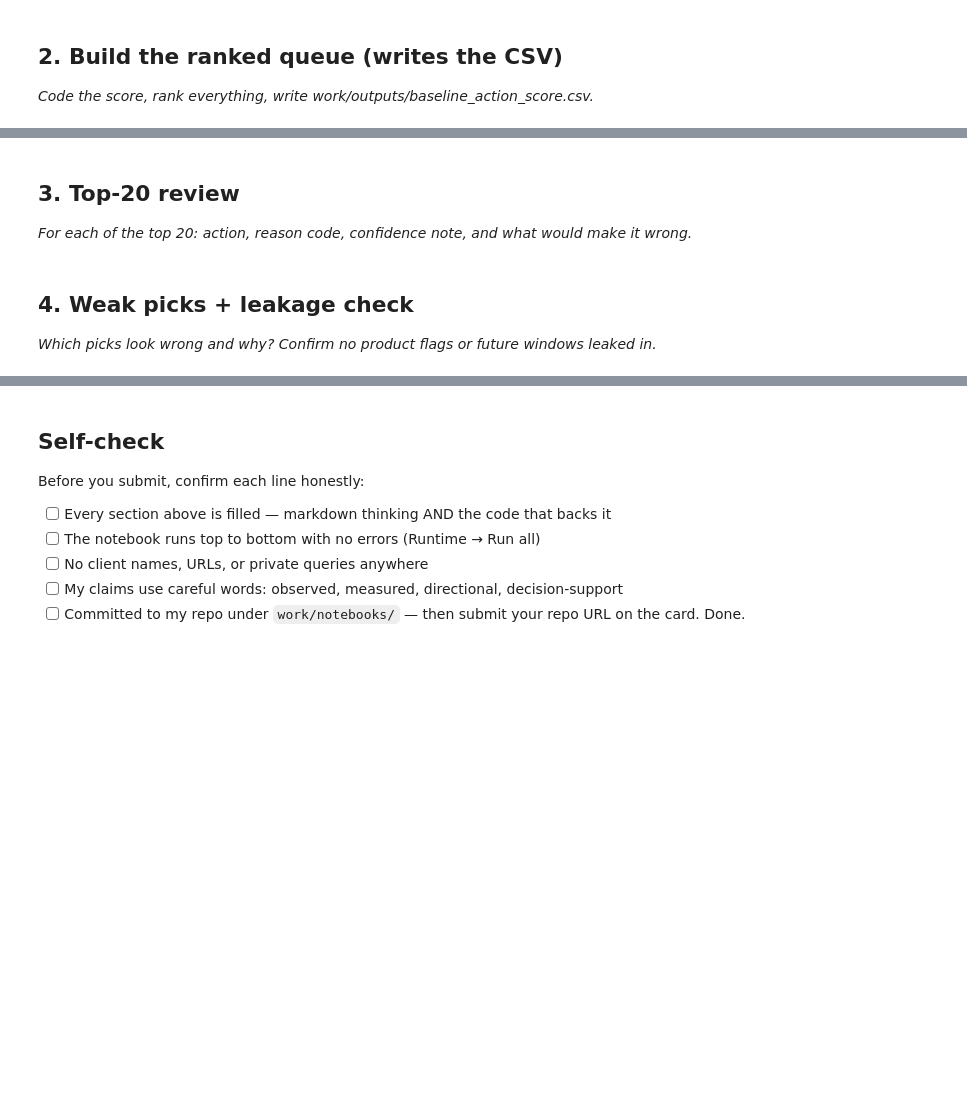
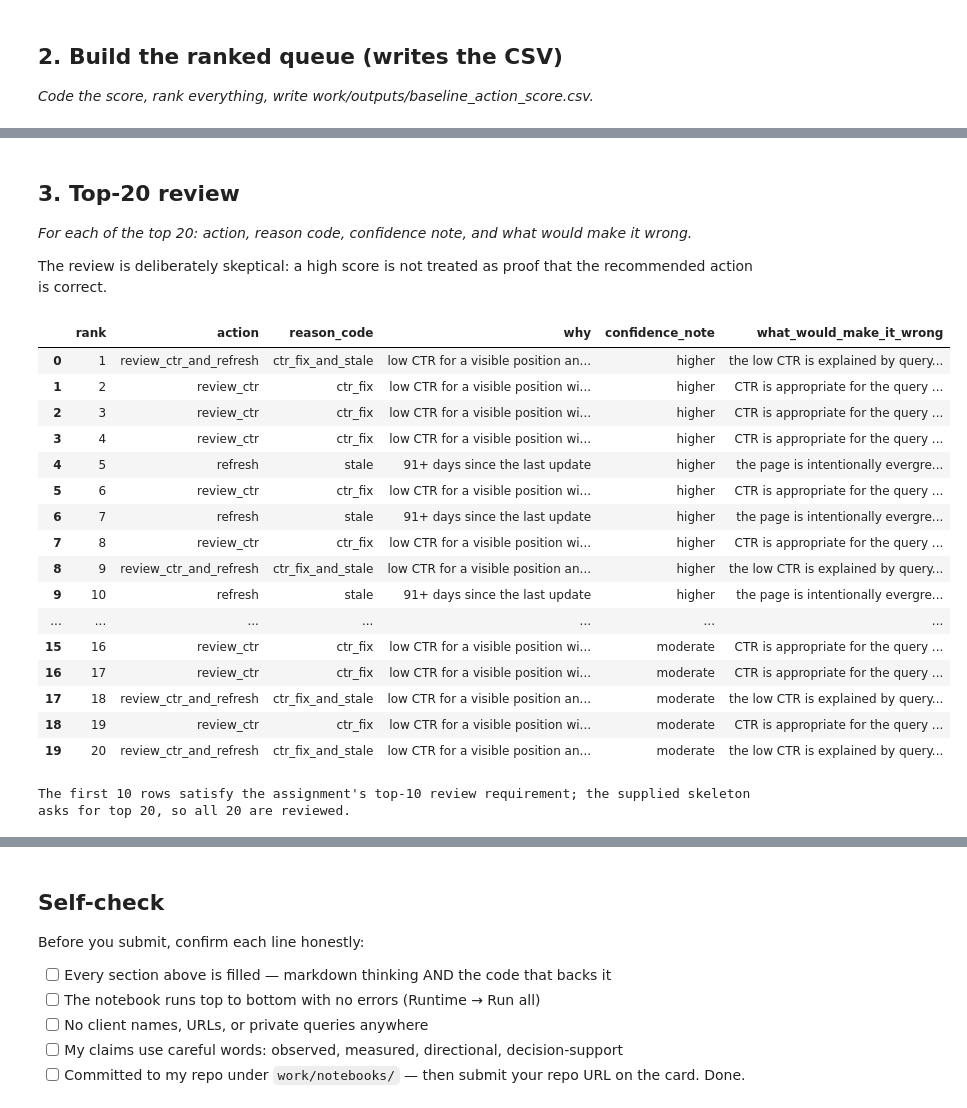
Before and after one commit to AgrimJain-quantum/internship-remote, a Jupyter notebook: work/notebooks/w04_baseline_score.ipynb, the cells around one changed output, grey strips where cells are left out. Saved outputs shown, nothing was run; the diff lists cells and outputs as text; code cells hidden in the pictures; blank space fills up the shorter version.

```diff
--- a/work/notebooks/w04_baseline_score.ipynb
+++ b/work/notebooks/w04_baseline_score.ipynb
@@ -24,3 +214,5 @@ This skeleton is yours to fill. Work the sections **in order** — each one has
 ## 3. Top-20 review
 
 *For each of the top 20: action, reason code, confidence note, and what would make it wrong.*
+
+The review is deliberately skeptical: a high score is not treated as proof that the recommended action is correct.
@@ -30,4 +218,0 @@ This skeleton is yours to fill. Work the sections **in order** — each one has
-# %% [markdown]
-## 4. Weak picks + leakage check
-
-*Which picks look wrong and why? Confirm no product flags or future windows leaked in.*
@@ -36,0 +219,45 @@ This skeleton is yours to fill. Work the sections **in order** — each one has
+# %%
+def review_line(row):
+    explanations = {
+        "ctr_fix_and_stale": "low CTR for a visible position and 91+ days since update",
+        "ctr_fix": "low CTR for a visible position with meaningful impressions",
+        "stale": "91+ days since the last update",
+        "no_action": "no baseline trigger"
+    }
+    wrong_if = {
+        "ctr_fix_and_stale": "the low CTR is explained by query mix or intent, or the page is intentionally evergreen",
+        "ctr_fix": "CTR is appropriate for the query mix, or the apparent position is too unstable to support the recommendation",
+        "stale": "the page is intentionally evergreen, or a recent update was not recorded in the source data",
+        "no_action": "a meaningful issue exists that these two signals do not capture"
+    }
+    return pd.Series({
+        "rank": int(row["rank"]),
+        "action": row["action"],
+        "reason_code": row["reason_code"],
+        "why": explanations[row["reason_code"]],
+        "confidence_note": "higher" if row["rank"] <= 10 else "moderate",
+        "what_would_make_it_wrong": wrong_if[row["reason_code"]]
+    })
+
+top20_review = ranked.head(20).apply(review_line, axis=1)
+display(top20_review)
+print("The first 10 rows satisfy the assignment's top-10 review requirement; the supplied skeleton asks for top 20, so all 20 are reviewed.")
+# %% [output]
+|  | rank | action | reason_code | why | confidence_note | what_would_make_it_wrong |
+| 0 | 1 | review_ctr_and_refresh | ctr_fix_and_stale | low CTR for a visible position an... | higher | the low CTR is explained by query... |
+| 1 | 2 | review_ctr | ctr_fix | low CTR for a visible position wi... | higher | CTR is appropriate for the query ... |
+| 2 | 3 | review_ctr | ctr_fix | low CTR for a visible position wi... | higher | CTR is appropriate for the query ... |
+| 3 | 4 | review_ctr | ctr_fix | low CTR for a visible position wi... | higher | CTR is appropriate for the query ... |
+| 4 | 5 | refresh | stale | 91+ days since the last update | higher | the page is intentionally evergre... |
+| 5 | 6 | review_ctr | ctr_fix | low CTR for a visible position wi... | higher | CTR is appropriate for the query ... |
+| 6 | 7 | refresh | stale | 91+ days since the last update | higher | the page is intentionally evergre... |
+| 7 | 8 | review_ctr | ctr_fix | low CTR for a visible position wi... | higher | CTR is appropriate for the query ... |
+| 8 | 9 | review_ctr_and_refresh | ctr_fix_and_stale | low CTR for a visible position an... | higher | the low CTR is explained by query... |
+| 9 | 10 | refresh | stale | 91+ days since the last update | higher | the page is intentionally evergre... |
+| ... | ... | ... | ... | ... | ... | ... |
+| 15 | 16 | review_ctr | ctr_fix | low CTR for a visible position wi... | moderate | CTR is appropriate for the query ... |
+| 16 | 17 | review_ctr | ctr_fix | low CTR for a visible position wi... | moderate | CTR is appropriate for the query ... |
+| 17 | 18 | review_ctr_and_refresh | ctr_fix_and_stale | low CTR for a visible position an... | moderate | the low CTR is explained by query... |
+| 18 | 19 | review_ctr | ctr_fix | low CTR for a visible position wi... | moderate | CTR is appropriate for the query ... |
+| 19 | 20 | review_ctr_and_refresh | ctr_fix_and_stale | low CTR for a visible position an... | moderate | the low CTR is explained by query... |
+The first 10 rows satisfy the assignment's top-10 review requirement; the supplied skeleton asks for top 20, so all 20 are reviewed.
```
Also changed, not shown: parts of 16 cells of this notebook.
